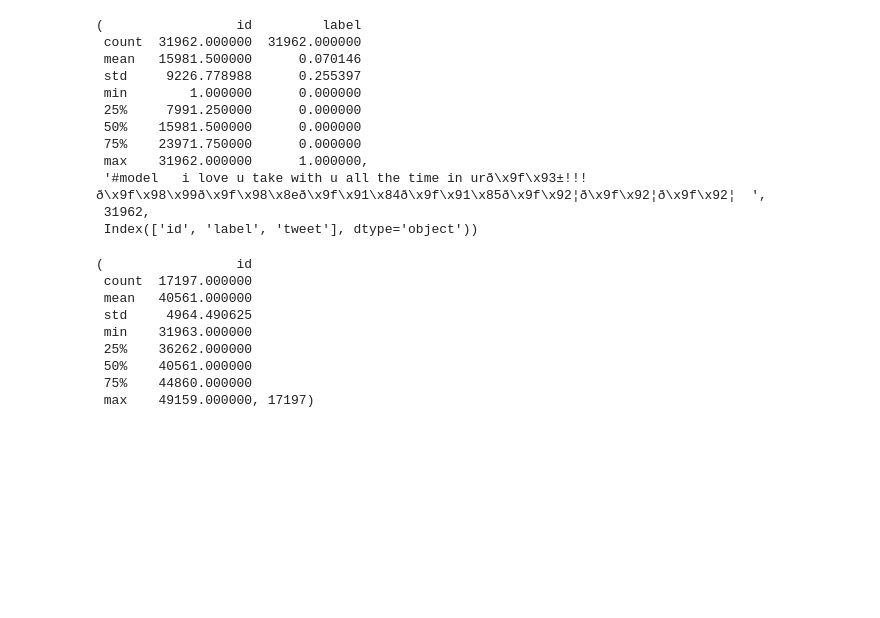
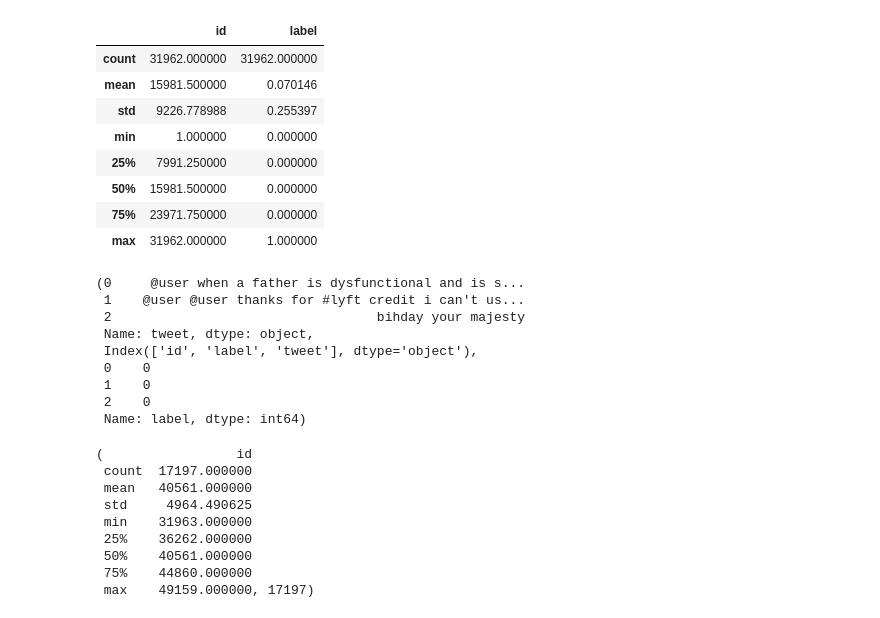
Before and after one commit to sanjeevk-os/bert-based-transformer, a Jupyter notebook: hatespeech_detection.ipynb, the cells around one changed output. Cells and saved outputs as stored; diff of their text form; code cells hidden in the pictures; blank space fills up the shorter version.

```diff
--- a/hatespeech_detection.ipynb
+++ b/hatespeech_detection.ipynb
@@ -20,21 +40,30 @@ Mounted at /content/drive
 # %%
 trd = pd.read_csv('/content/drive/My Drive/bert-tf/Khilnani_LP_train_data.csv')
 ted = pd.read_csv('/content/drive/My Drive/bert-tf/Khilnani_LP_test_data.csv')
+# %%
+trd.describe()
+# %% [output]
+|  | id | label |
+| count | 31962.000000 | 31962.000000 |
+| mean | 15981.500000 | 0.070146 |
+| std | 9226.778988 | 0.255397 |
+| min | 1.000000 | 0.000000 |
+| 25% | 7991.250000 | 0.000000 |
+| 50% | 15981.500000 | 0.000000 |
+| 75% | 23971.750000 | 0.000000 |
+| max | 31962.000000 | 1.000000 |
 # %%
-trd.describe(), trd['tweet'][3], len(trd), trd.columns
+trd['tweet'][:3], trd.columns, trd['label'][:3]
 # %% [output]
-(                 id         label
- count  31962.000000  31962.000000
- mean   15981.500000      0.070146
- std     9226.778988      0.255397
- min        1.000000      0.000000
- 25%     7991.250000      0.000000
- 50%    15981.500000      0.000000
- 75%    23971.750000      0.000000
- max    31962.000000      1.000000,
- '#model   i love u take with u all the time in urð\x9f\x93±!!! ð\x9f\x98\x99ð\x9f\x98\x8eð\x9f\x91\x84ð\x9f\x91\x85ð\x9f\x92¦ð\x9f\x92¦ð\x9f\x92¦  ',
- 31962,
- Index(['id', 'label', 'tweet'], dtype='object'))
+(0     @user when a father is dysfunctional and is s...
+ 1    @user @user thanks for #lyft credit i can't us...
+ 2                                  bihday your majesty
+ Name: tweet, dtype: object,
+ Index(['id', 'label', 'tweet'], dtype='object'),
+ 0    0
+ 1    0
+ 2    0
+ Name: label, dtype: int64)
 # %%
 ted.describe(), len(ted)
 # %% [output]
```
Also changed, not shown: parts of 10 cells of this notebook.
